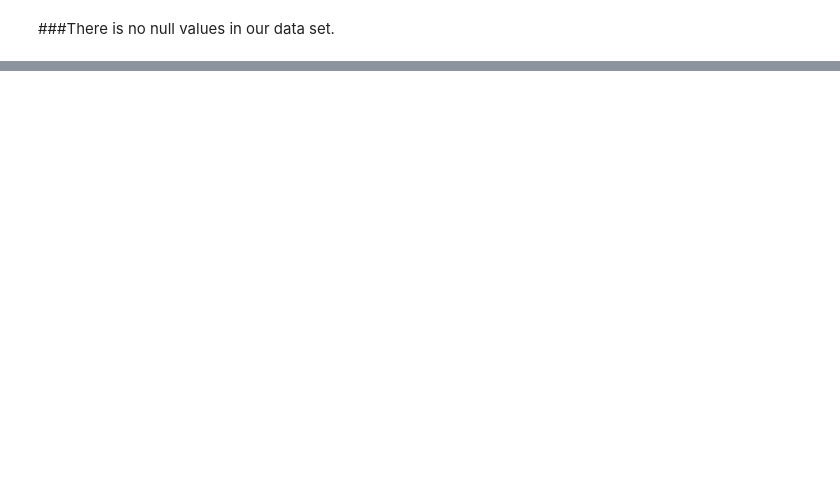
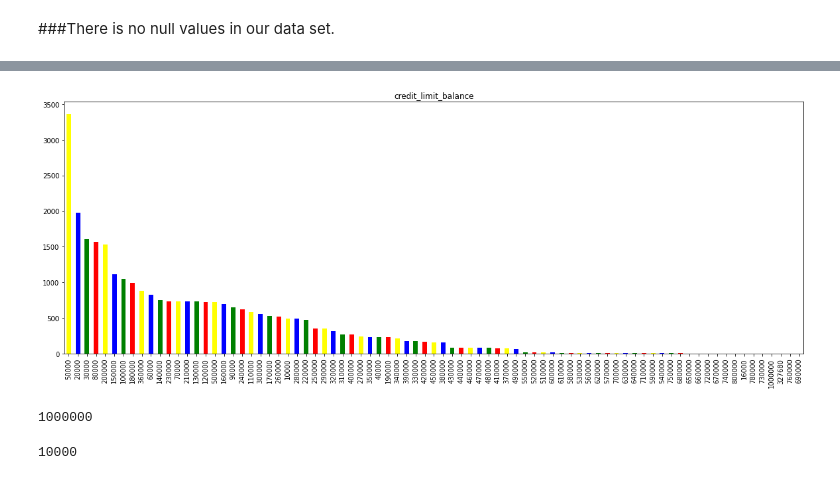
Before and after one commit to kumarlova/Credit-Card-Default-Prediction, a Jupyter notebook: Copy_of_Copy_of_Credit_Card_Default_Prediction_Capstone_Project.ipynb, the cells around one changed output, grey strips where cells are left out. Cells and saved outputs as stored; diff of their text form; code cells hidden in the pictures; blank space fills up the shorter version.

```diff
--- a/Copy_of_Copy_of_Credit_Card_Default_Prediction_Capstone_Project.ipynb
+++ b/Copy_of_Copy_of_Credit_Card_Default_Prediction_Capstone_Project.ipynb
@@ -178,2 +176,0 @@ dict1
-# %%
-df['Unnaked']='ID'
@@ -179,0 +193,3 @@ df['Unnaked']='ID'
+# %%
+##Dependent variable
+df.rename(columns={'default payment next month' : 'Defaulter'}, inplace=True)
@@ -179,0 +240,15 @@ df['Unnaked']='ID'
+# %%
+plt.figure(figsize=(20,7))
+df['LIMIT_BAL'].value_counts().plot(kind="bar",color={"blue","green","red","yellow"})
+plt.title("credit_limit_balance")
+plt.show()
+# %% [output]
+[figure, added]
+# %%
+df['LIMIT_BAL'].max()
+# %% [output]
+1000000
+# %%
+df['LIMIT_BAL'].min()
+# %% [output]
+10000
```
Also changed, not shown: parts of 44 cells of this notebook.
